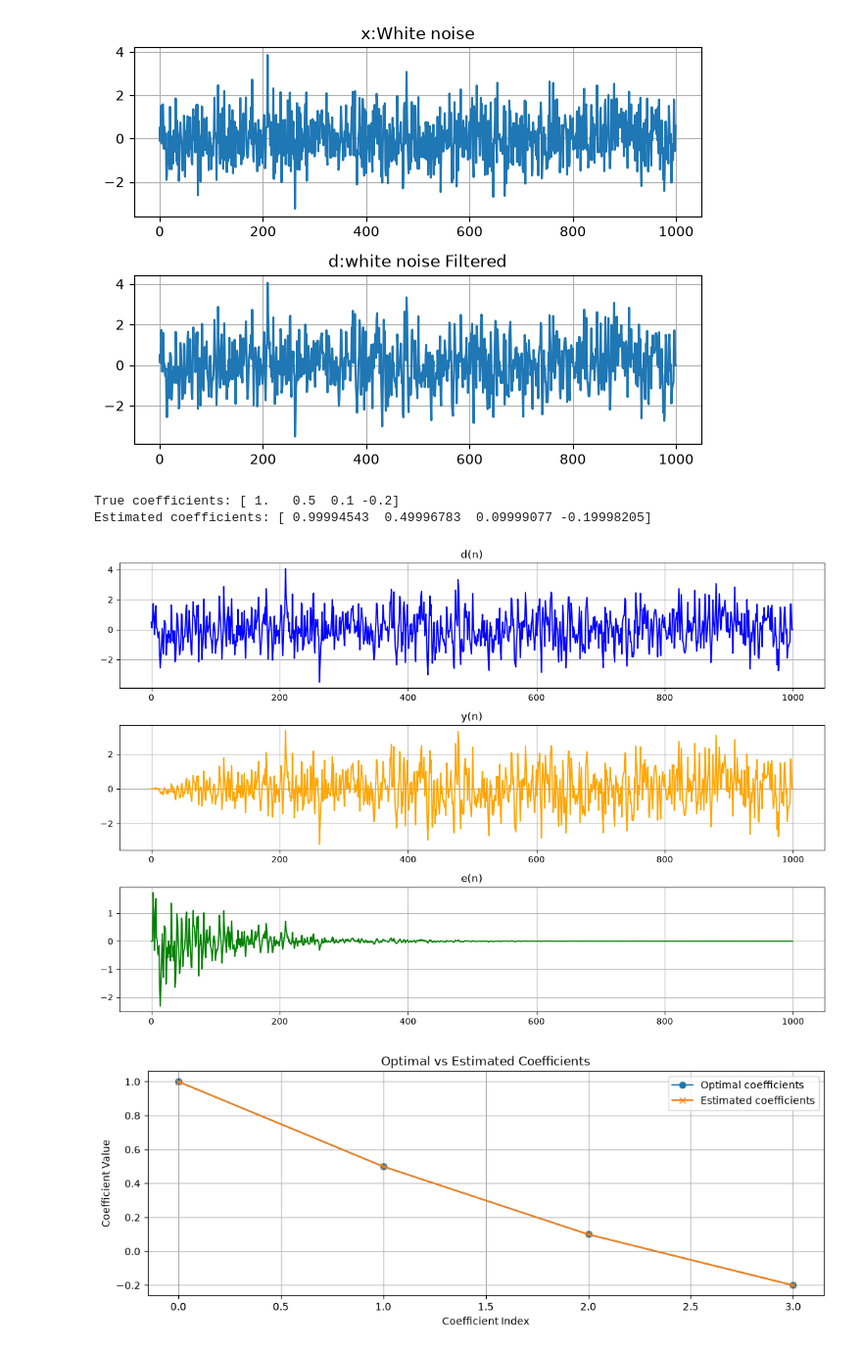
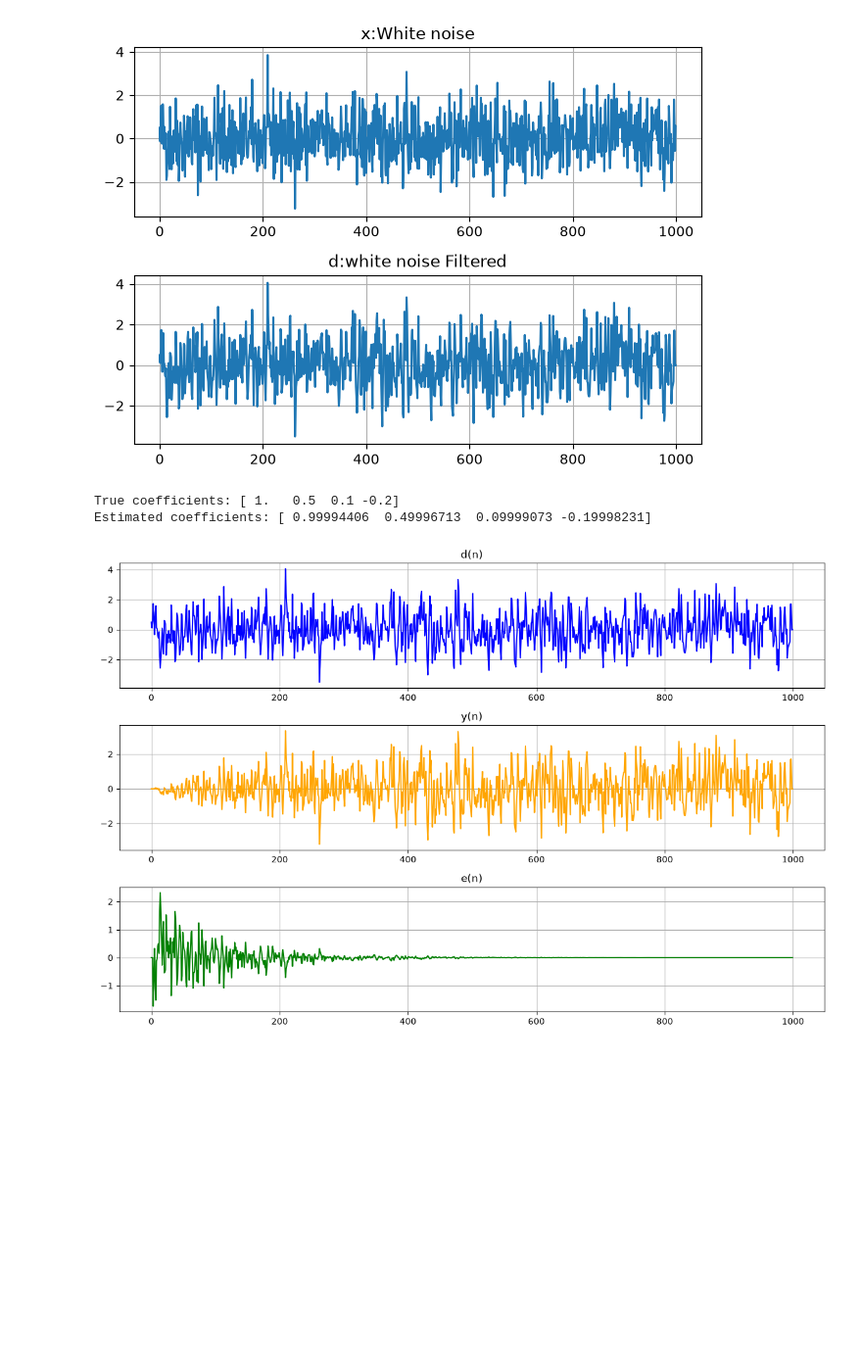
Before and after one commit to fadi0649/signal-avanc-, a Jupyter notebook: TP2/TPSA_LMS_Boutayeb_Mikoungui.ipynb, the cells around one changed output. Shown at 98% size. Cells and saved outputs as stored; diff of their text form; code cells hidden in the pictures; blank space fills up the shorter version.

```diff
--- a/TP2/TPSA_LMS_Boutayeb_Mikoungui.ipynb
+++ b/TP2/TPSA_LMS_Boutayeb_Mikoungui.ipynb
@@ -47,59 +47,41 @@ def algoLMS(x,d,M, mu):
     return y, e, w
 
 #print(algoLMS(white_noise, d, 4, 0.01))
+# %%
+#ToDo4:
+M = 4
+mu = 0.01
+N = len(white_noise)
+
+w = np.zeros(M)
+y = np.zeros(N)
+e = np.zeros(N)
+w_history = np.zeros((N, M))
+
+# LMS algorithm
+y, e, w = algoLMS(white_noise, d, M, mu)
+
+print("True coefficients:", h)
+print("Estimated coefficients:", w)
+# %% [output]
+True coefficients: [ 1.   0.5  0.1 -0.2]
+Estimated coefficients: [ 0.99994406  0.49996713  0.09999073 -0.19998231]
 # %%
-#ToDo4:
-M = 4
-mu = 0.01
-N = len(white_noise)
-
-w = np.zeros(M)
-y = np.zeros(N)
-e = np.zeros(N)
-w_history = np.zeros((N, M))
-
-# LMS algorithm
-for n in range(M - 1, N):
-    x_vec = white_noise[n-M+1:n+1][::-1]
-
-    y[n] = np.dot(w, x_vec)
-    e[n] = d[n]-y[n]
-    w=w+mu*e[n]*x_vec
-    w_history[n]= w
-
-print("True coefficients:", h)
-print("Estimated coefficients:", w)
-
 # plot e(n) d(n) y(n)
 
 plt.figure(figsize=(12, 8))
 plt.subplot(3, 1, 1)
 plt.plot(d, label='d(n)', color='blue')
 plt.title('d(n)')
 plt.grid()
 plt.subplot(3, 1, 2)
 plt.plot(y, label='y(n)', color='orange')
 plt.title('y(n)')
 plt.grid()
 plt.subplot(3, 1, 3)
 plt.plot(e, label='e(n)', color='green')
 plt.title('e(n)')
 plt.grid()
 plt.tight_layout()
-
-#plot w optimal and w estimated
-w_opt=h
-plt.figure(figsize=(12, 4))
-plt.plot(w_opt, label='Optimal coefficients', marker='o')
-plt.plot(w, label='Estimated coefficients', marker='x')
-plt.title('Optimal vs Estimated Coefficients')
-plt.xlabel('Coefficient Index')
-plt.ylabel('Coefficient Value')
-plt.legend()
-plt.grid()
-plt.show()
 # %% [output]
-True coefficients: [ 1.   0.5  0.1 -0.2]
-Estimated coefficients: [ 0.99994543  0.49996783  0.09999077 -0.19998205]
-[figure, old version]
+[figure, new version]
-[figure, removed]
```
Also changed, not shown: parts of 4 cells of this notebook.
